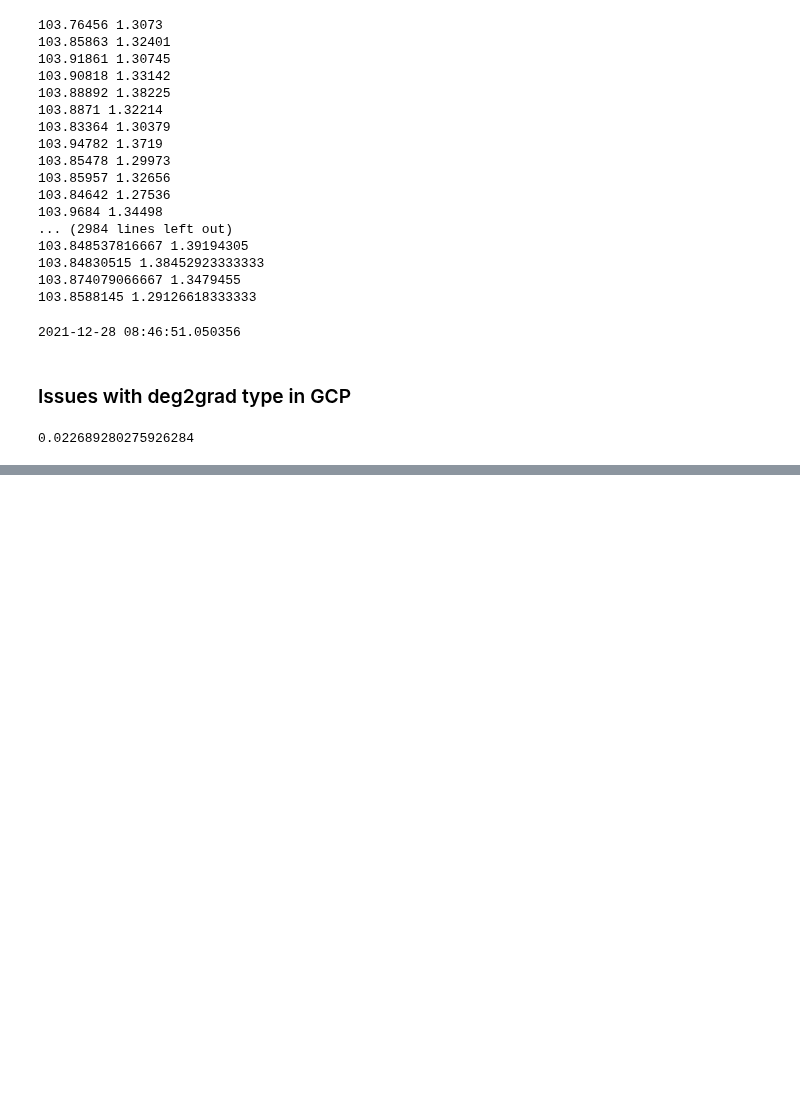
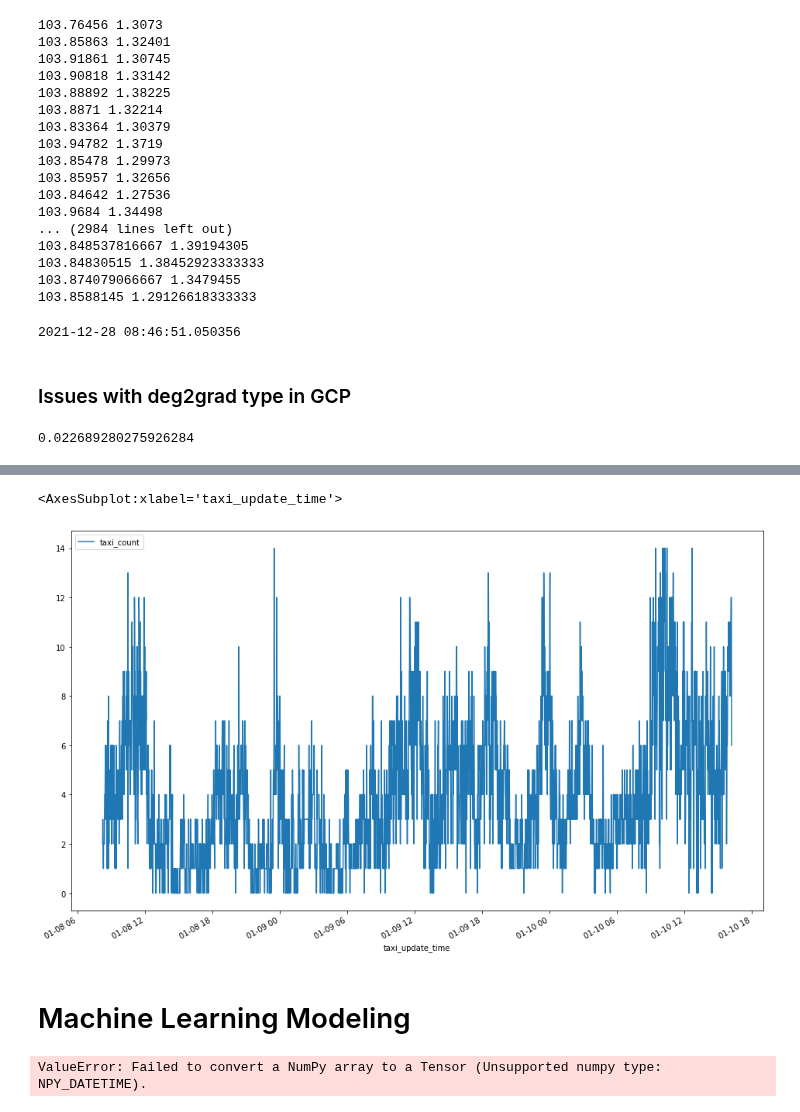
Before and after one commit to alealejandro1/taxi_compass, a Jupyter notebook: notebooks/Alejandro_taxi_compass.ipynb, the cells around one changed output, grey strips where cells are left out. Cells and saved outputs as stored; diff of their text form; code cells hidden in the pictures; blank space fills up the shorter version.

Commit message:
preparing for machine learning modeling using simple RNN

```diff
--- a/notebooks/Alejandro_taxi_compass.ipynb
+++ b/notebooks/Alejandro_taxi_compass.ipynb
@@ -729,0 +817,13 @@ query_df
+# %%
+df = query_df[["taxi_st_num","taxi_update_time","taxi_count","rainfall","mrt_final_status"]].copy()
+df["taxi_st_num"] = df["taxi_st_num"].astype('int64')
+df = df.sort_values(by=["taxi_st_num", "taxi_update_time"],ascending=True).reset_index(drop=True)
+df[["rainfall"]] = df[["rainfall"]].fillna(df.groupby(['taxi_st_num'])[["rainfall"]].ffill())
+df[["mrt_final_status","rainfall"]] = df[["mrt_final_status","rainfall"]].fillna(value=0)
+# %%
+df[df['taxi_st_num']==1][['taxi_update_time','taxi_count']].plot(x='taxi_update_time',y='taxi_count',figsize=(16,10))
+# %% [output]
+<AxesSubplot:xlabel='taxi_update_time'>
+[figure, added]
+# %% [markdown]
+# Machine Learning Modeling
@@ -729,0 +840,11 @@ query_df
+# %%
+X = df[df['taxi_st_num']==1][['taxi_update_time']]
+y = df[df['taxi_st_num']==1][['taxi_count']]
+
+model.fit(X,y,
+         batch_size=16,
+         epochs=10, verbose=1)
+
+model.predict(X)
+# %% [output]
+ValueError: Failed to convert a NumPy array to a Tensor (Unsupported numpy type: NPY_DATETIME).
```
Also changed, not shown: parts of 24 cells of this notebook.
